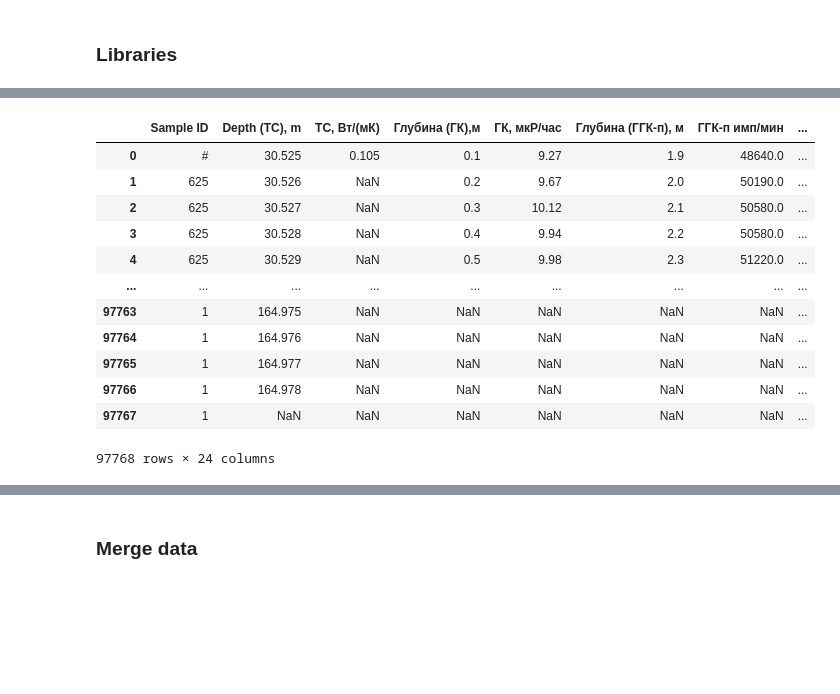
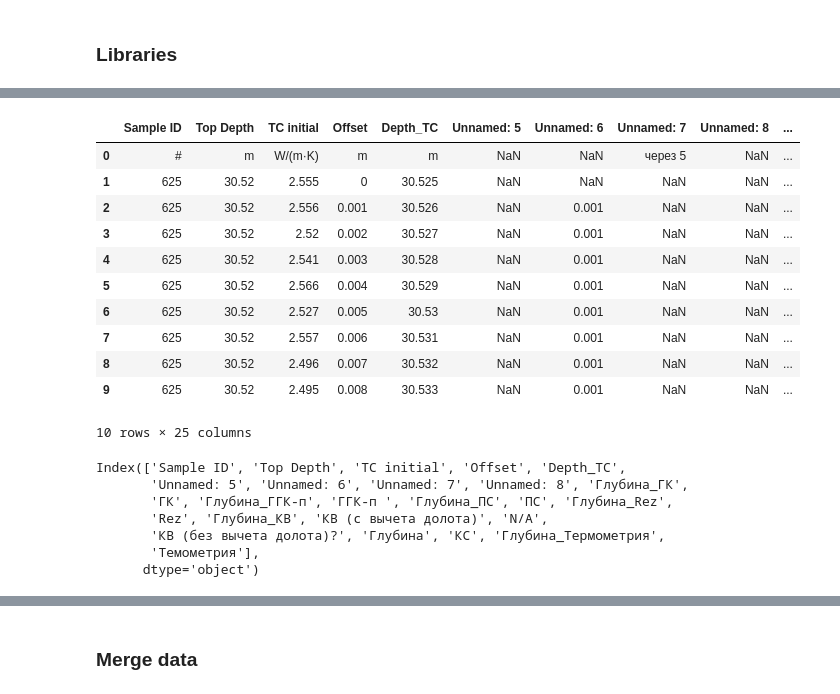
Before and after one commit to MariiaKalinina/R, a Jupyter notebook: Rosatom_new_version.ipynb, the cells around one changed output, grey strips where cells are left out. Saved outputs shown, nothing was run; the diff lists cells and outputs as text; code cells hidden in the pictures; blank space fills up the shorter version.

```diff
--- a/Rosatom_new_version.ipynb
+++ b/Rosatom_new_version.ipynb
@@ -83,20 +69,29 @@ Resolving deltas: 100% (40/40), done.
 # %%
-path_to_ser = Path('/content/Rosatom/Data/Rosatom_dataset.xlsx')
-data_initial = pd.read_excel(path_to_ser, skiprows=0)
+path_to_ser = Path('/content/R/Data/Rosatom_dataset.xlsx')
+data_initial = pd.read_excel(path_to_ser, sheet_name='Well logging', skiprows=0)
 data = data_initial.copy()
 # %%
-data
+data[:10]
 # %% [output]
-|  | Sample ID | Depth (TC), m | TC, Вт/(мК) | Глубина (ГК),м | ГК, мкР/час | Глубина (ГГК-п), м | ГГК-п имп/мин | ... |
-| 0 | # | 30.525 | 0.105 | 0.1 | 9.27 | 1.9 | 48640.0 | ... |
-| 1 | 625 | 30.526 | NaN | 0.2 | 9.67 | 2.0 | 50190.0 | ... |
-| 2 | 625 | 30.527 | NaN | 0.3 | 10.12 | 2.1 | 50580.0 | ... |
-| 3 | 625 | 30.528 | NaN | 0.4 | 9.94 | 2.2 | 50580.0 | ... |
-| 4 | 625 | 30.529 | NaN | 0.5 | 9.98 | 2.3 | 51220.0 | ... |
-| ... | ... | ... | ... | ... | ... | ... | ... | ... |
-| 97763 | 1 | 164.975 | NaN | NaN | NaN | NaN | NaN | ... |
-| 97764 | 1 | 164.976 | NaN | NaN | NaN | NaN | NaN | ... |
-| 97765 | 1 | 164.977 | NaN | NaN | NaN | NaN | NaN | ... |
-| 97766 | 1 | 164.978 | NaN | NaN | NaN | NaN | NaN | ... |
-| 97767 | 1 | NaN | NaN | NaN | NaN | NaN | NaN | ... |
+|  | Sample ID | Top Depth | TC initial | Offset | Depth_TC | Unnamed: 5 | Unnamed: 6 | Unnamed: 7 | Unnamed: 8 | ... |
+| 0 | # | m | W/(m·K) | m | m | NaN | NaN | через 5 | NaN | ... |
+| 1 | 625 | 30.52 | 2.555 | 0 | 30.525 | NaN | NaN | NaN | NaN | ... |
+| 2 | 625 | 30.52 | 2.556 | 0.001 | 30.526 | NaN | 0.001 | NaN | NaN | ... |
+| 3 | 625 | 30.52 | 2.52 | 0.002 | 30.527 | NaN | 0.001 | NaN | NaN | ... |
+| 4 | 625 | 30.52 | 2.541 | 0.003 | 30.528 | NaN | 0.001 | NaN | NaN | ... |
+| 5 | 625 | 30.52 | 2.566 | 0.004 | 30.529 | NaN | 0.001 | NaN | NaN | ... |
+| 6 | 625 | 30.52 | 2.527 | 0.005 | 30.53 | NaN | 0.001 | NaN | NaN | ... |
+| 7 | 625 | 30.52 | 2.557 | 0.006 | 30.531 | NaN | 0.001 | NaN | NaN | ... |
+| 8 | 625 | 30.52 | 2.496 | 0.007 | 30.532 | NaN | 0.001 | NaN | NaN | ... |
+| 9 | 625 | 30.52 | 2.495 | 0.008 | 30.533 | NaN | 0.001 | NaN | NaN | ... |
-97768 rows × 24 columns
+10 rows × 25 columns
+# %%
+data.columns
+# %% [output]
+Index(['Sample ID', 'Top Depth', 'TC initial', 'Offset', 'Depth_TC',
+       'Unnamed: 5', 'Unnamed: 6', 'Unnamed: 7', 'Unnamed: 8', 'Глубина_ГК',
+       'ГК', 'Глубина_ГГК-п', 'ГГК-п ', 'Глубина_ПС', 'ПС', 'Глубина_Rez',
+       'Rez', 'Глубина_КВ', 'КВ (c вычета долота)', 'N/A',
+       'КВ (без вычета долота)?', 'Глубина', 'КС', 'Глубина_Термометрия',
+       'Темометрия'],
+      dtype='object')
```
Also changed, not shown: parts of 13 cells of this notebook.
